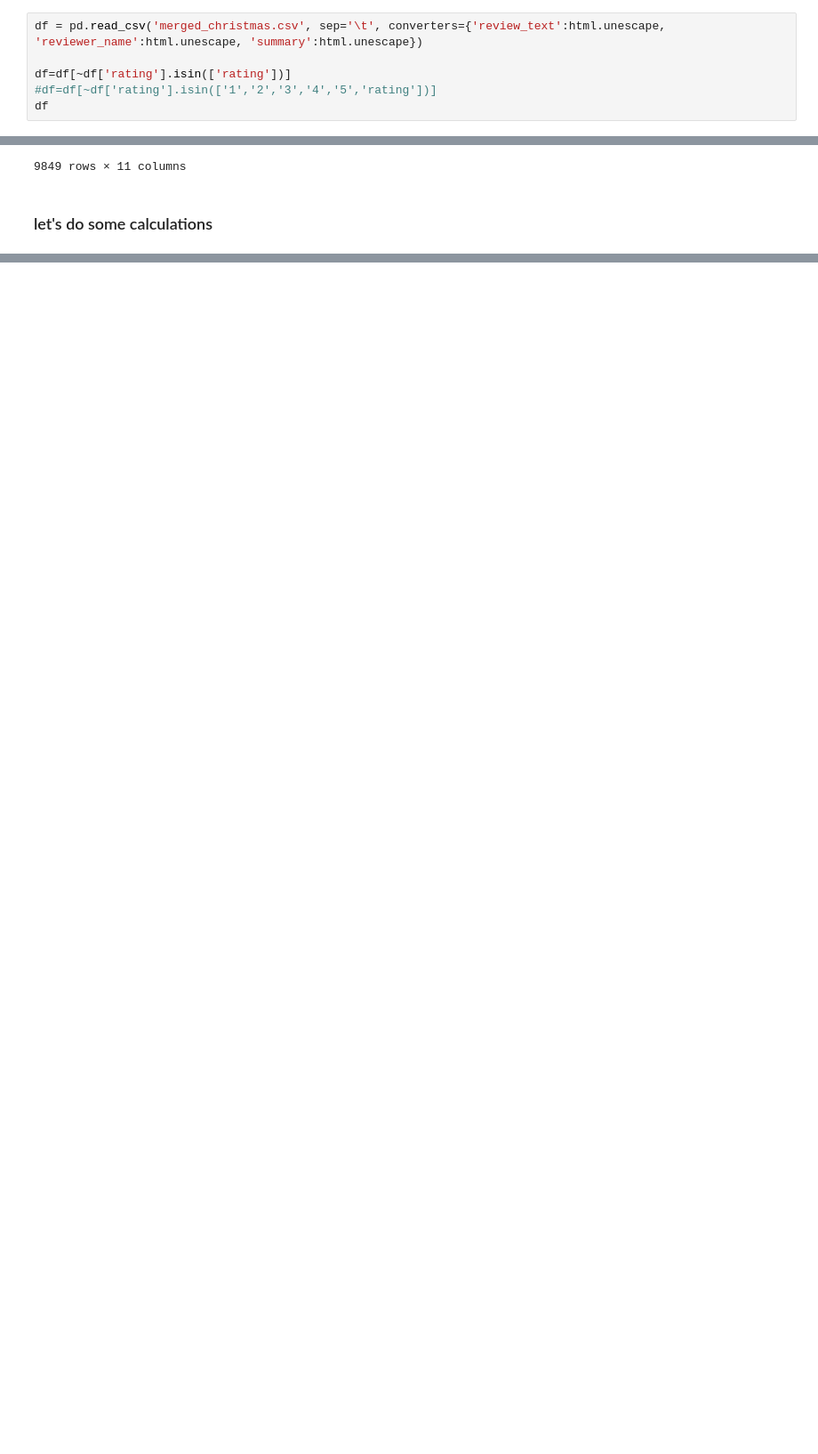
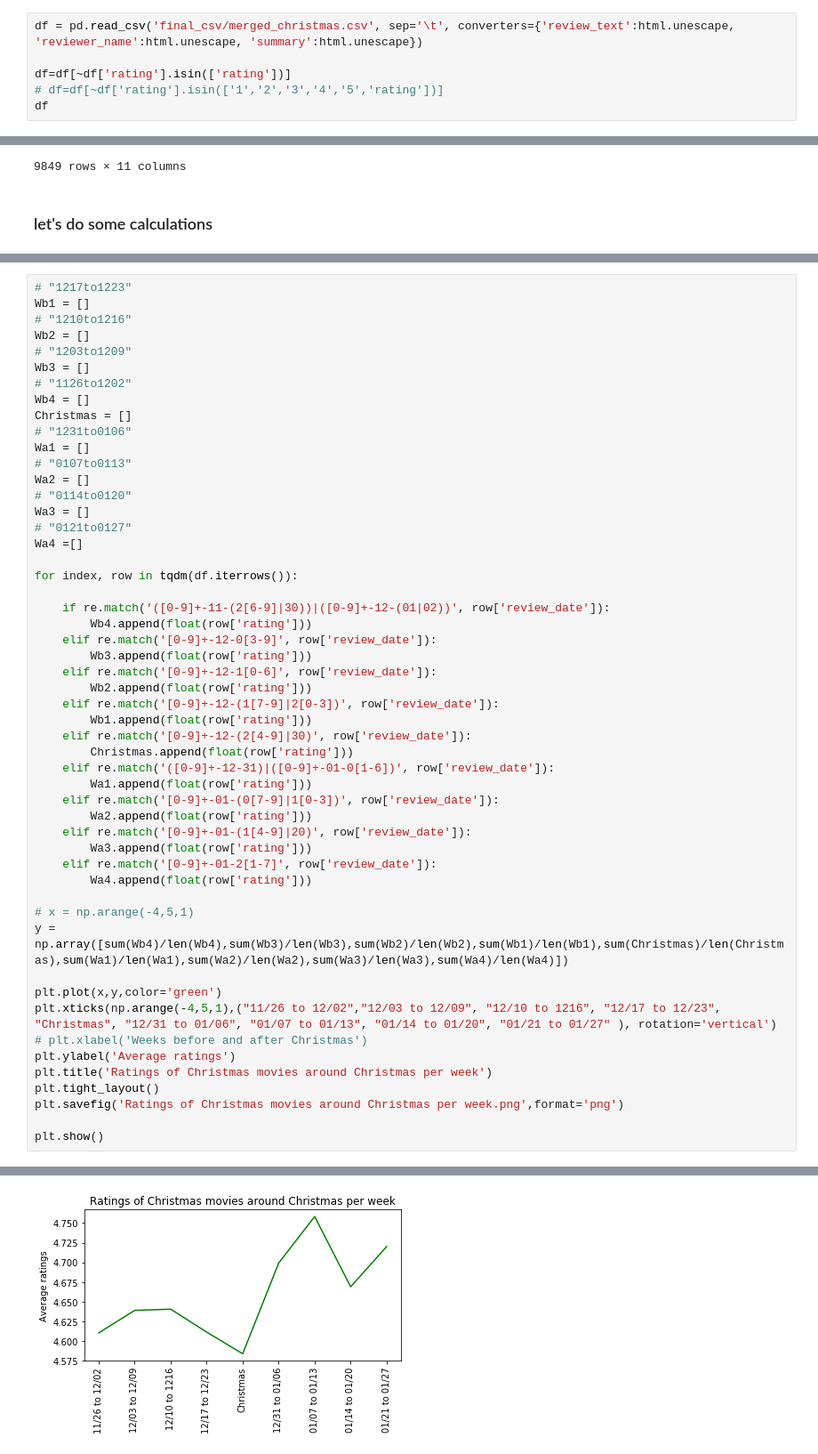
Before and after one commit to jezebleum/project-vu-object-to-data, a Jupyter notebook: Things-about-Christmas.ipynb, the cells around one changed output, grey strips where cells are left out. Shown at 89% size. Drawn from its saved outputs; the diff is of its cells as text; blank space fills up the shorter version.

```diff
--- a/Things-about-Christmas.ipynb
+++ b/Things-about-Christmas.ipynb
@@ -10,10 +11,10 @@ from tqdm import tqdm_notebook as tqdm
 # %% [markdown]
 ### now off to alter the review text (html.unescape) and add it to a dataframe
 # %%
-df = pd.read_csv('merged_christmas.csv', sep='\t', converters={'review_text':html.unescape, 'reviewer_name':html.unescape, 'summary':html.unescape})
+df = pd.read_csv('final_csv/merged_christmas.csv', sep='\t', converters={'review_text':html.unescape, 'reviewer_name':html.unescape, 'summary':html.unescape})
 
 df=df[~df['rating'].isin(['rating'])]
-#df=df[~df['rating'].isin(['1','2','3','4','5','rating'])]
+# df=df[~df['rating'].isin(['1','2','3','4','5','rating'])]
 df
 # %% [output]
 |  | asin | title | reviewer_id | reviewer_name | review_text | rating | summary | review_date | total_votes | ... |
@@ -121,0 +161,53 @@ F_onewayResult(statistic=35.295181190594349, pvalue=3.6459838108910105e-09)
+# %%
+# "1217to1223"
+Wb1 = []
+# "1210to1216"
+Wb2 = []
+# "1203to1209"
+Wb3 = []
+# "1126to1202"
+Wb4 = []
+Christmas = []
+# "1231to0106"
+Wa1 = []
+# "0107to0113"
+Wa2 = []
+# "0114to0120"
+Wa3 = []
+# "0121to0127"
+Wa4 =[]
+
+for index, row in tqdm(df.iterrows()):
+
+    if re.match('([0-9]+-11-(2[6-9]|30))|([0-9]+-12-(01|02))', row['review_date']):
+        Wb4.append(float(row['rating']))
+    elif re.match('[0-9]+-12-0[3-9]', row['review_date']):
+        Wb3.append(float(row['rating']))
+    elif re.match('[0-9]+-12-1[0-6]', row['review_date']):
+        Wb2.append(float(row['rating']))
+    elif re.match('[0-9]+-12-(1[7-9]|2[0-3])', row['review_date']):
+        Wb1.append(float(row['rating']))
+    elif re.match('[0-9]+-12-(2[4-9]|30)', row['review_date']):
+        Christmas.append(float(row['rating']))
+    elif re.match('([0-9]+-12-31)|([0-9]+-01-0[1-6])', row['review_date']):
+        Wa1.append(float(row['rating']))
+    elif re.match('[0-9]+-01-(0[7-9]|1[0-3])', row['review_date']):
+        Wa2.append(float(row['rating']))
+    elif re.match('[0-9]+-01-(1[4-9]|20)', row['review_date']):
+        Wa3.append(float(row['rating']))
+    elif re.match('[0-9]+-01-2[1-7]', row['review_date']):
+        Wa4.append(float(row['rating']))
+
+# x = np.arange(-4,5,1)
+y = np.array([sum(Wb4)/len(Wb4),sum(Wb3)/len(Wb3),sum(Wb2)/len(Wb2),sum(Wb1)/len(Wb1),sum(Christmas)/len(Christmas),sum(Wa1)/len(Wa1),sum(Wa2)/len(Wa2),sum(Wa3)/len(Wa3),sum(Wa4)/len(Wa4)])
+
+plt.plot(x,y,color='green')
+plt.xticks(np.arange(-4,5,1),("11/26 to 12/02","12/03 to 12/09", "12/10 to 1216", "12/17 to 12/23", "Christmas", "12/31 to 01/06", "01/07 to 01/13", "01/14 to 01/20", "01/21 to 01/27" ), rotation='vertical')
+# plt.xlabel('Weeks before and after Christmas')
+plt.ylabel('Average ratings')
+plt.title('Ratings of Christmas movies around Christmas per week')
+plt.tight_layout()
+plt.savefig('Ratings of Christmas movies around Christmas per week.png',format='png')
+
+plt.show()
+# %% [output]
@@ -121,0 +217 @@ F_onewayResult(statistic=35.295181190594349, pvalue=3.6459838108910105e-09)
+[figure, added]
```
Also changed, not shown: parts of 8 cells of this notebook, 2 other files.
